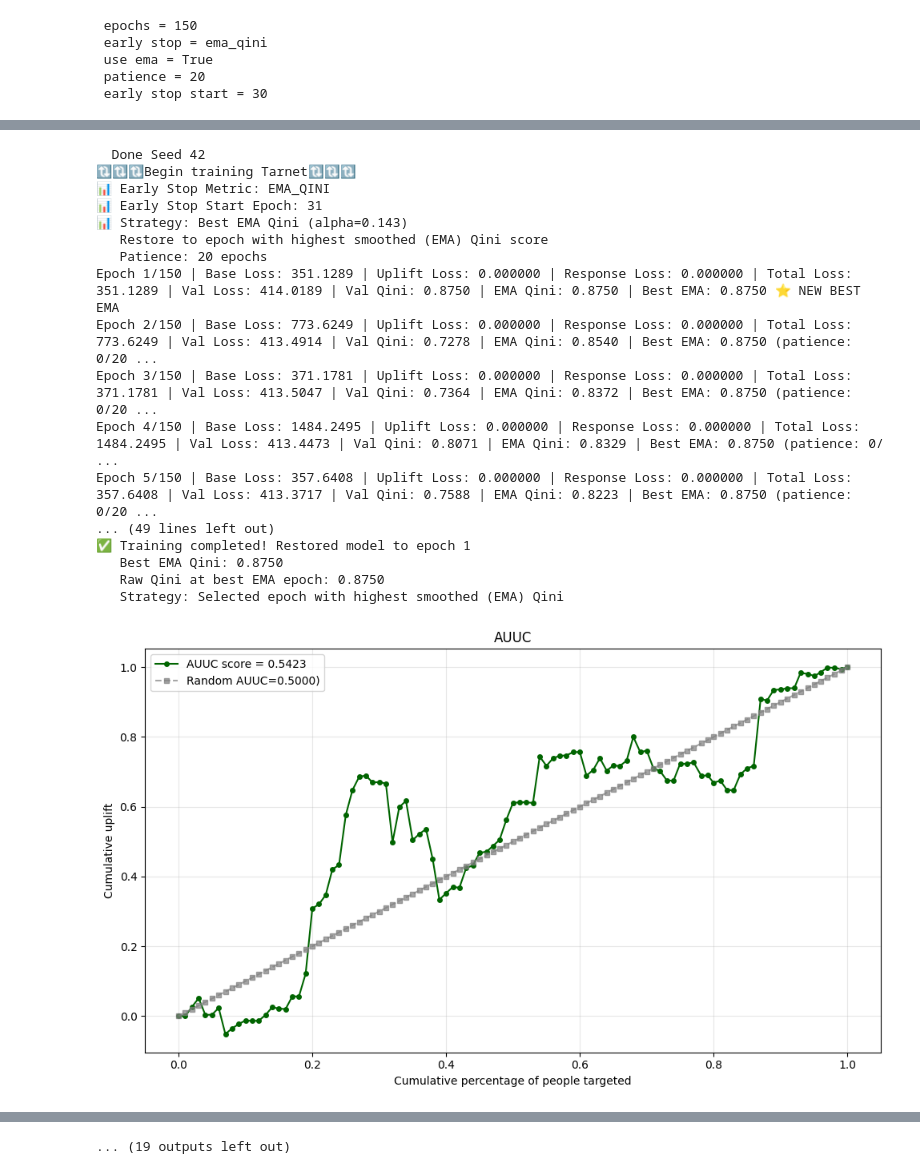
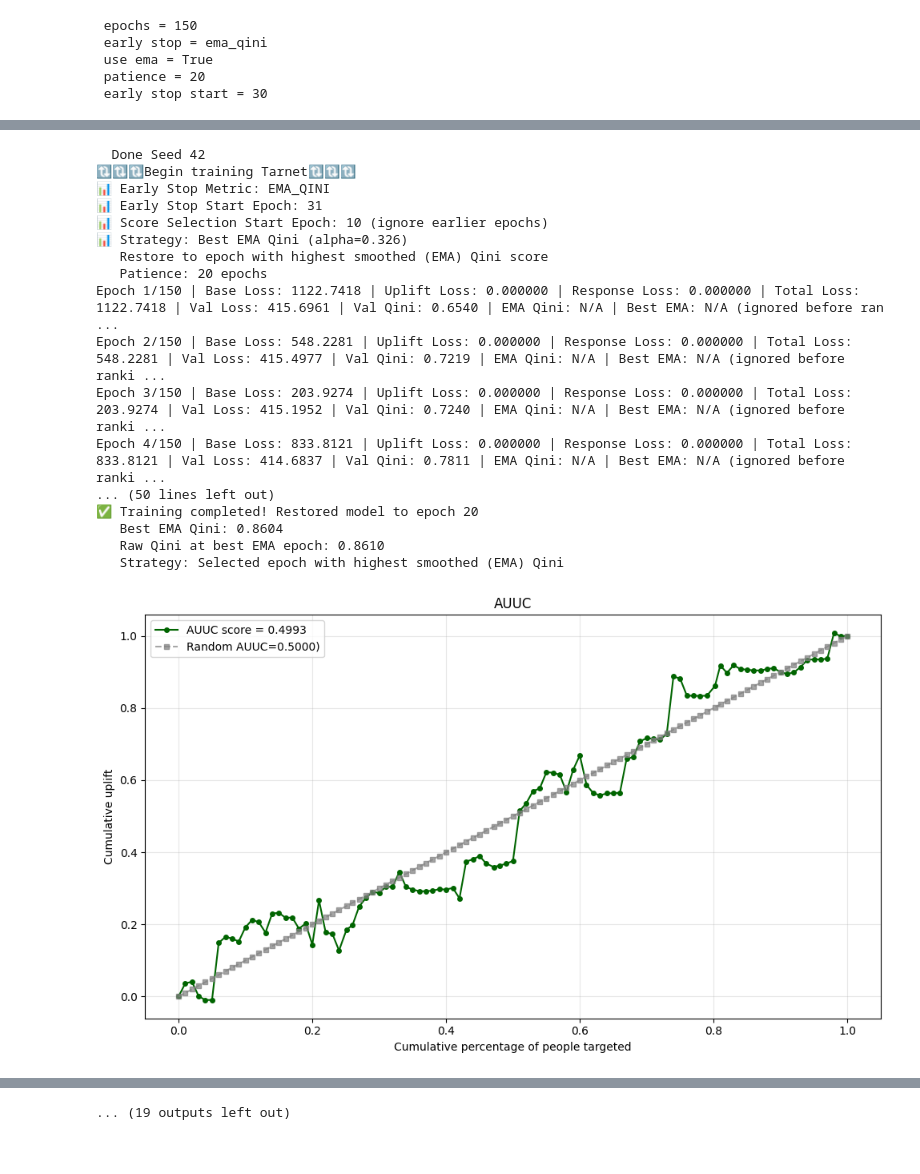
Before and after one commit to ducvu0904/RERUM, a Jupyter notebook: Tarnet/tarnet_l2r_ablation.ipynb, the cells around one changed output, grey strips where cells are left out. Drawn from its saved outputs; the diff is of its cells as text; code cells hidden in the pictures.

```diff
--- a/Tarnet/tarnet_l2r_ablation.ipynb
+++ b/Tarnet/tarnet_l2r_ablation.ipynb
@@ -318,8 +307,8 @@ best_shared_hidden = int(best_cfg['shared_hidden'])
 best_outcome_hidden = int(best_cfg['outcome_hidden'])
 best_shared_dropout = float(best_cfg['shared_dropout'])
 best_outcome_dropout = float(best_cfg['outcome_dropout'])
-best_uplift_ranking = int(best_cfg['uplift_ranking'])
-best_response_ranking = int(best_cfg['response_ranking'])
+best_uplift_ranking = float(best_cfg['uplift_ranking'])
+best_response_ranking = float(best_cfg['response_ranking'])
 best_ranking_start = int(best_cfg['ranking_start'])
 best_ema_alpha = float(best_cfg['ema_alpha'])
 
@@ -330,7 +319,7 @@ print(f"  shared_dropout={best_shared_dropout:.3f}, outcome_dropout={best_outcom
 print(f"  uplift_ranking={best_uplift_ranking}, response_ranking={best_response_ranking}")
 print(f"  response_ranking={best_response_ranking}")
 print(f"  ranking_start={best_ranking_start}")
-print(f"Number of seeds: {len(seeds)}")
+print(f"  Number of seeds: {len(seeds)}")
 print(f"  ema_alpha={best_ema_alpha:.3f}")
 # 2. Loop over seeds for robust test evaluation
 for SEED in seeds:
@@ -447,18 +436,18 @@ Epoch 5/150 | Base Loss: 564.1746 | Uplift Loss: 0.000000 | Response Loss: 0.000
   Done Seed 42
 🔃🔃🔃Begin training Tarnet🔃🔃🔃
 📊 Early Stop Metric: EMA_QINI
 📊 Early Stop Start Epoch: 31
-📊 Strategy: Best EMA Qini (alpha=0.143)
+📊 Score Selection Start Epoch: 10 (ignore earlier epochs)
+📊 Strategy: Best EMA Qini (alpha=0.326)
    Restore to epoch with highest smoothed (EMA) Qini score
    Patience: 20 epochs
-Epoch 1/150 | Base Loss: 351.1289 | Uplift Loss: 0.000000 | Response Loss: 0.000000 | Total Loss: 351.1289 | Val Loss: 414.0189 | Val Qini: 0.8750 | EMA Qini: 0.8750 | Best EMA: 0.8750 ⭐ NEW BEST EMA
-Epoch 2/150 | Base Loss: 773.6249 | Uplift Loss: 0.000000 | Response Loss: 0.000000 | Total Loss: 773.6249 | Val Loss: 413.4914 | Val Qini: 0.7278 | EMA Qini: 0.8540 | Best EMA: 0.8750 (patience: 0/20 ...
-Epoch 3/150 | Base Loss: 371.1781 | Uplift Loss: 0.000000 | Response Loss: 0.000000 | Total Loss: 371.1781 | Val Loss: 413.5047 | Val Qini: 0.7364 | EMA Qini: 0.8372 | Best EMA: 0.8750 (patience: 0/20 ...
-Epoch 4/150 | Base Loss: 1484.2495 | Uplift Loss: 0.000000 | Response Loss: 0.000000 | Total Loss: 1484.2495 | Val Loss: 413.4473 | Val Qini: 0.8071 | EMA Qini: 0.8329 | Best EMA: 0.8750 (patience: 0/ ...
-Epoch 5/150 | Base Loss: 357.6408 | Uplift Loss: 0.000000 | Response Loss: 0.000000 | Total Loss: 357.6408 | Val Loss: 413.3717 | Val Qini: 0.7588 | EMA Qini: 0.8223 | Best EMA: 0.8750 (patience: 0/20 ...
-... (49 lines left out)
-✅ Training completed! Restored model to epoch 1
-   Best EMA Qini: 0.8750
-   Raw Qini at best EMA epoch: 0.8750
+Epoch 1/150 | Base Loss: 1122.7418 | Uplift Loss: 0.000000 | Response Loss: 0.000000 | Total Loss: 1122.7418 | Val Loss: 415.6961 | Val Qini: 0.6540 | EMA Qini: N/A | Best EMA: N/A (ignored before ran ...
+Epoch 2/150 | Base Loss: 548.2281 | Uplift Loss: 0.000000 | Response Loss: 0.000000 | Total Loss: 548.2281 | Val Loss: 415.4977 | Val Qini: 0.7219 | EMA Qini: N/A | Best EMA: N/A (ignored before ranki ...
+Epoch 3/150 | Base Loss: 203.9274 | Uplift Loss: 0.000000 | Response Loss: 0.000000 | Total Loss: 203.9274 | Val Loss: 415.1952 | Val Qini: 0.7240 | EMA Qini: N/A | Best EMA: N/A (ignored before ranki ...
+Epoch 4/150 | Base Loss: 833.8121 | Uplift Loss: 0.000000 | Response Loss: 0.000000 | Total Loss: 833.8121 | Val Loss: 414.6837 | Val Qini: 0.7811 | EMA Qini: N/A | Best EMA: N/A (ignored before ranki ...
+... (50 lines left out)
+✅ Training completed! Restored model to epoch 20
+   Best EMA Qini: 0.8604
+   Raw Qini at best EMA epoch: 0.8610
    Strategy: Selected epoch with highest smoothed (EMA) Qini
-[figure, old version]
+[figure, new version]
```
Also changed, not shown: parts of 4 cells of this notebook, 8 other files.
